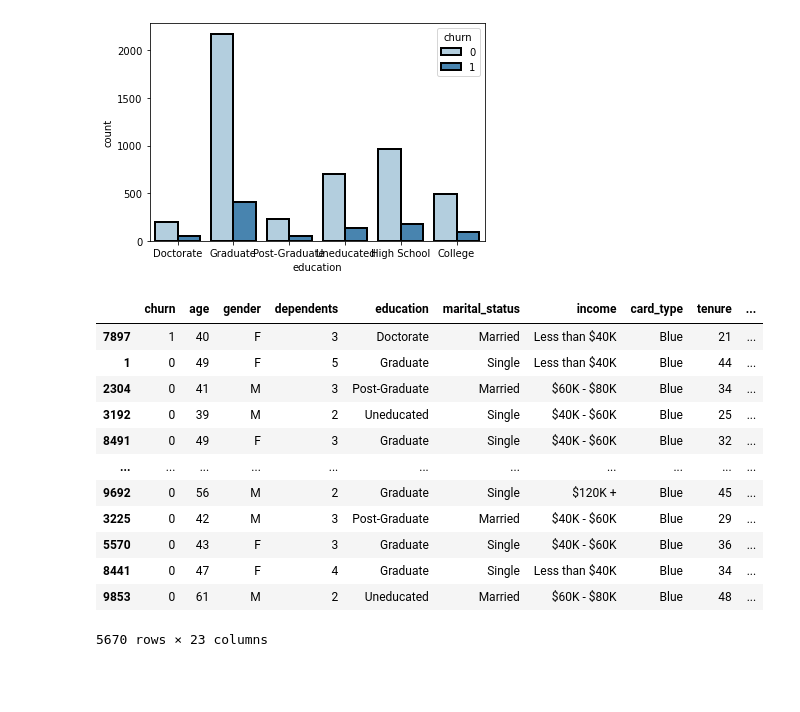
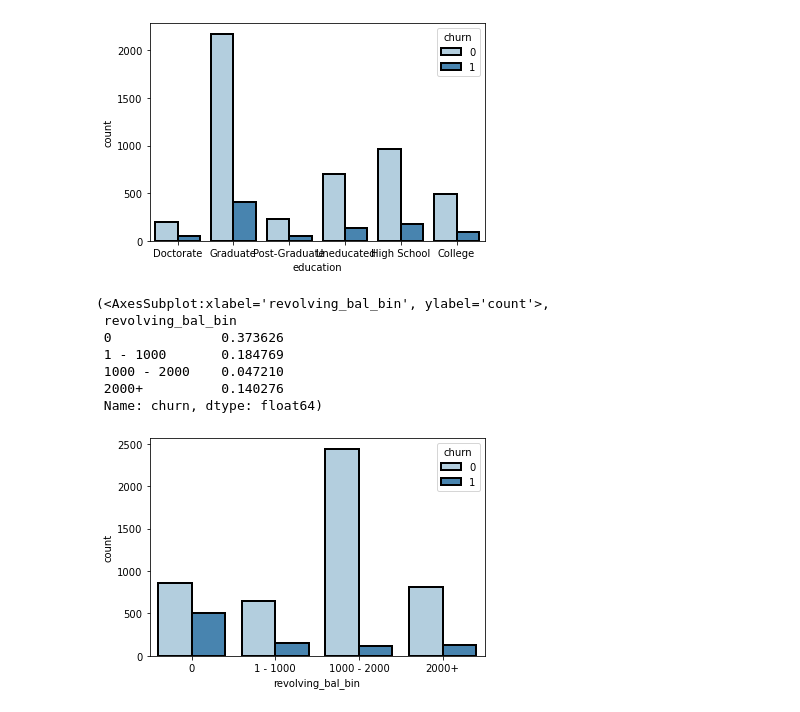
Before and after one commit to Sam-keeler/personal-project-credit-churn, a Jupyter notebook: credit-churn.ipynb, the cells around one changed output. Cells and saved outputs as stored; diff of their text form; code cells hidden in the pictures; blank space fills up the shorter version.

```diff
--- a/credit-churn.ipynb
+++ b/credit-churn.ipynb
@@ -275,20 +271,18 @@ sns.countplot(x = 'education', hue = 'churn', data=train, palette='Blues', ec='b
  Uneducated       0.161520
  Name: churn, dtype: float64)
 [figure]
-# %%
-train
-# %% [output]
-|  | churn | age | gender | dependents | education | marital_status | income | card_type | tenure | ... |
-| 7897 | 1 | 40 | F | 3 | Doctorate | Married | Less than $40K | Blue | 21 | ... |
-| 1 | 0 | 49 | F | 5 | Graduate | Single | Less than $40K | Blue | 44 | ... |
-| 2304 | 0 | 41 | M | 3 | Post-Graduate | Married | $60K - $80K | Blue | 34 | ... |
-| 3192 | 0 | 39 | M | 2 | Uneducated | Single | $40K - $60K | Blue | 25 | ... |
-| 8491 | 0 | 49 | F | 3 | Graduate | Single | $40K - $60K | Blue | 32 | ... |
-| ... | ... | ... | ... | ... | ... | ... | ... | ... | ... | ... |
-| 9692 | 0 | 56 | M | 2 | Graduate | Single | $120K + | Blue | 45 | ... |
-| 3225 | 0 | 42 | M | 3 | Post-Graduate | Married | $40K - $60K | Blue | 29 | ... |
-| 5570 | 0 | 43 | F | 3 | Graduate | Single | $40K - $60K | Blue | 36 | ... |
-| 8441 | 0 | 47 | F | 4 | Graduate | Single | Less than $40K | Blue | 34 | ... |
-| 9853 | 0 | 61 | M | 2 | Uneducated | Married | $60K - $80K | Blue | 48 | ... |
-5670 rows × 23 columns
+# %%
+# Churn counts grouped by revolving balance, churn ratios on top
+# It seems those with lower revolving balances were more likely to churn, especially those with none
+
+sns.countplot(x = 'revolving_bal_bin', hue = 'churn', data=train, palette='Blues', ec='black', linewidth=2), train.groupby('revolving_bal_bin').churn.mean()
+# %% [output]
+(<AxesSubplot:xlabel='revolving_bal_bin', ylabel='count'>,
+ revolving_bal_bin
+ 0              0.373626
+ 1 - 1000       0.184769
+ 1000 - 2000    0.047210
+ 2000+          0.140276
+ Name: churn, dtype: float64)
+[figure, added]
 # %%
```
Also changed, not shown: parts of 67 cells of this notebook, 1 other file.
